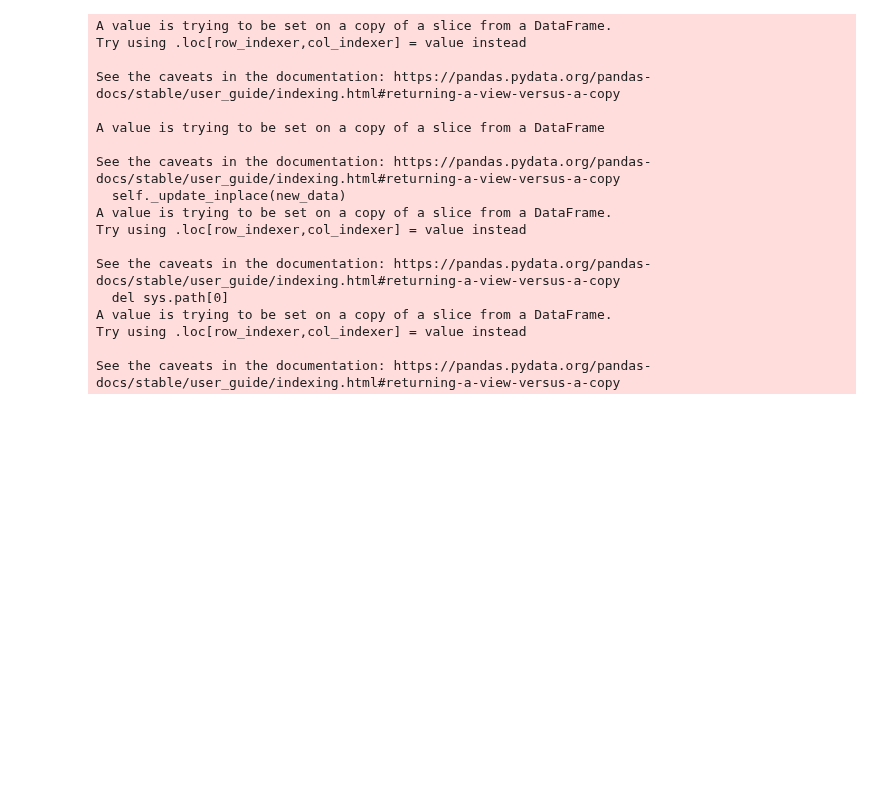
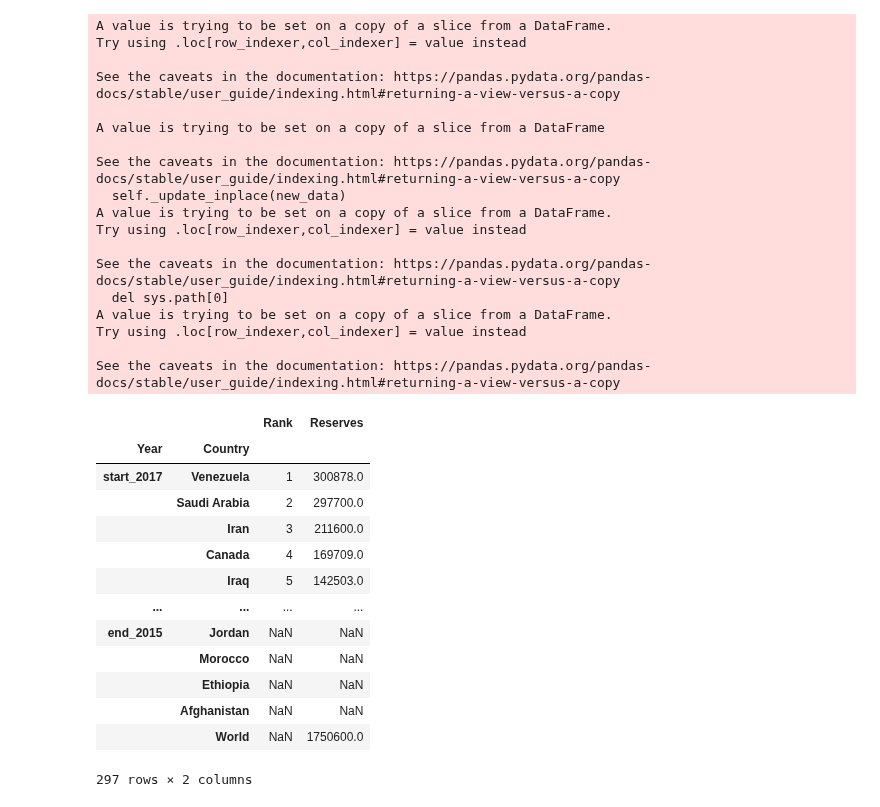
Before and after one commit to gustavhempel/ETL-Pipeline, a Jupyter notebook: completed flow/Oil_webscrape_data.ipynb, the cells around one changed output. Cells and saved outputs as stored; diff of their text form; code cells hidden in the pictures; blank space fills up the shorter version.

```diff
--- a/completed flow/Oil_webscrape_data.ipynb
+++ b/completed flow/Oil_webscrape_data.ipynb
@@ -48,30 +66,46 @@ end_2017_reserves_df['Country'] = countries_list
 end_2017_reserves_df['Country'].replace('World total','World',inplace=True)
 end_2017_reserves_df.set_index('Country',inplace=True)
 
 end_2015_reserves_df = oil_reserves_df['BP (end of 2015)[4]']
 end_2015_reserves_df['Country'] = countries_list
 end_2015_reserves_df['Country'].replace('World total','World',inplace=True)
 end_2015_reserves_df.set_index('Country',inplace=True)
 
 compiled_oil_reserves_data = pd.concat([start_2017_reserves_df,end_2017_reserves_df,end_2015_reserves_df],
                                        keys=['start_2017','end_2017','end_2015'])
+compiled_oil_reserves_data.index.rename(['Year','Country'],inplace=True)
 compiled_oil_reserves_data.to_csv('data/exported_data/compiled_oil_reserves_scraped_data.csv')
+compiled_oil_reserves_data
 # %% [output]
 A value is trying to be set on a copy of a slice from a DataFrame.
 Try using .loc[row_indexer,col_indexer] = value instead
 
 See the caveats in the documentation: https://pandas.pydata.org/pandas-docs/stable/user_guide/indexing.html#returning-a-view-versus-a-copy
 
 A value is trying to be set on a copy of a slice from a DataFrame
 
 See the caveats in the documentation: https://pandas.pydata.org/pandas-docs/stable/user_guide/indexing.html#returning-a-view-versus-a-copy
   self._update_inplace(new_data)
 A value is trying to be set on a copy of a slice from a DataFrame.
 Try using .loc[row_indexer,col_indexer] = value instead
 
 See the caveats in the documentation: https://pandas.pydata.org/pandas-docs/stable/user_guide/indexing.html#returning-a-view-versus-a-copy
   del sys.path[0]
 A value is trying to be set on a copy of a slice from a DataFrame.
 Try using .loc[row_indexer,col_indexer] = value instead
 
 See the caveats in the documentation: https://pandas.pydata.org/pandas-docs/stable/user_guide/indexing.html#returning-a-view-versus-a-copy
+|  |  | Rank | Reserves |
+| Year | Country |  |  |
+| start_2017 | Venezuela | 1 | 300878.0 |
+|  | Saudi Arabia | 2 | 297700.0 |
+|  | Iran | 3 | 211600.0 |
+|  | Canada | 4 | 169709.0 |
+|  | Iraq | 5 | 142503.0 |
+| ... | ... | ... | ... |
+| end_2015 | Jordan | NaN | NaN |
+|  | Morocco | NaN | NaN |
+|  | Ethiopia | NaN | NaN |
+|  | Afghanistan | NaN | NaN |
+|  | World | NaN | 1750600.0 |
+297 rows × 2 columns
```
Also changed, not shown: parts of 2 cells of this notebook, 14 other files.
